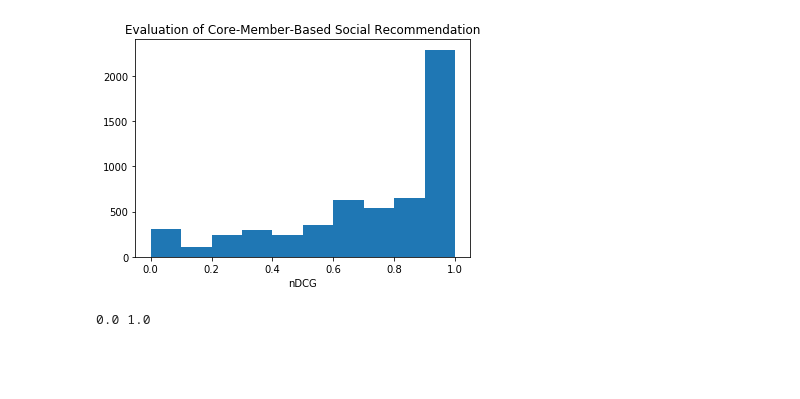
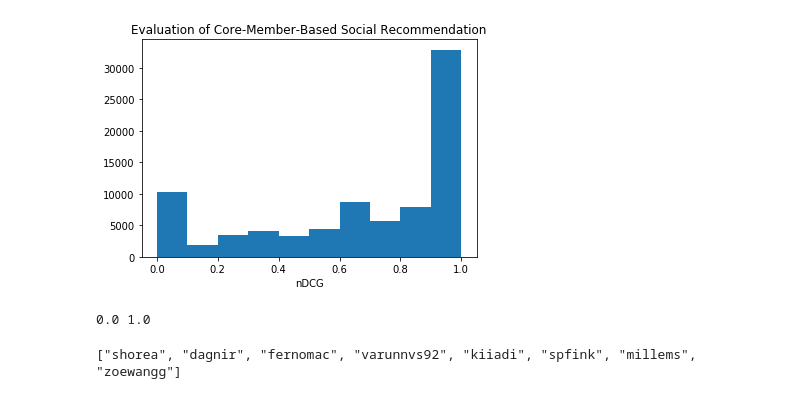
Before and after one commit to wd-doylle/GithubTeamRecommendation, a Jupyter notebook: evaluate_core.ipynb, the cells around one changed output. Cells and saved outputs as stored; diff of their text form; code cells hidden in the pictures; blank space fills up the shorter version.

```diff
--- a/evaluate_core.ipynb
+++ b/evaluate_core.ipynb
@@ -29,15 +29,24 @@ for doc in db['recommend_social_core'].find():
 # %%
 NDCGs = []
 for repo in recommendations:
-    if not repo in repo_targets:
-        continue
     NDCGs.append(NDCG(repo,recommendations[repo],repo_targets))
 plt.hist(NDCGs)
 plt.xlabel("nDCG")
 plt.title("Evaluation of Core-Member-Based Social Recommendation")
 plt.savefig('evaluate_social.jpg',bbox='tight')
 plt.show()
 print(min(NDCGs),max(NDCGs))
 # %% [output]
-[figure, old version]
+[figure, new version]
 0.0 1.0
+# %%
+recommendations = {}
+with open('recommend_interest_min.json') as rj:
+    for l in rj.readlines():
+        line = l.strip().split('\t')
+        repo = line[0]
+        recs = [json.loads(r)[0] for r in line[1:]]
+        recommendations[repo] = recs
+print(recommendations['aws/aws-sdk-java'][0])
+# %% [output]
+["shorea", "dagnir", "fernomac", "varunnvs92", "kiiadi", "spfink", "millems", "zoewangg"]
```
Also changed, not shown: parts of 9 cells of this notebook, 6 other files.
